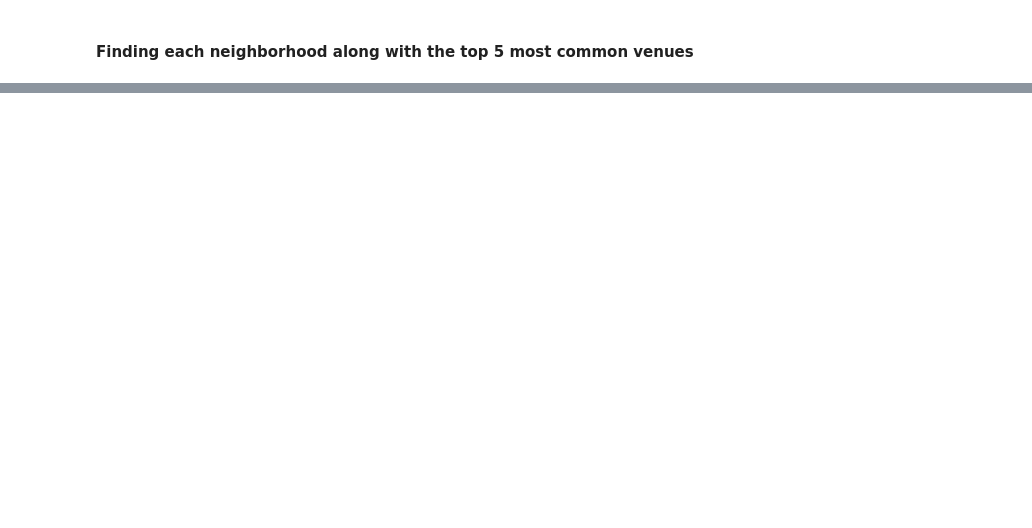
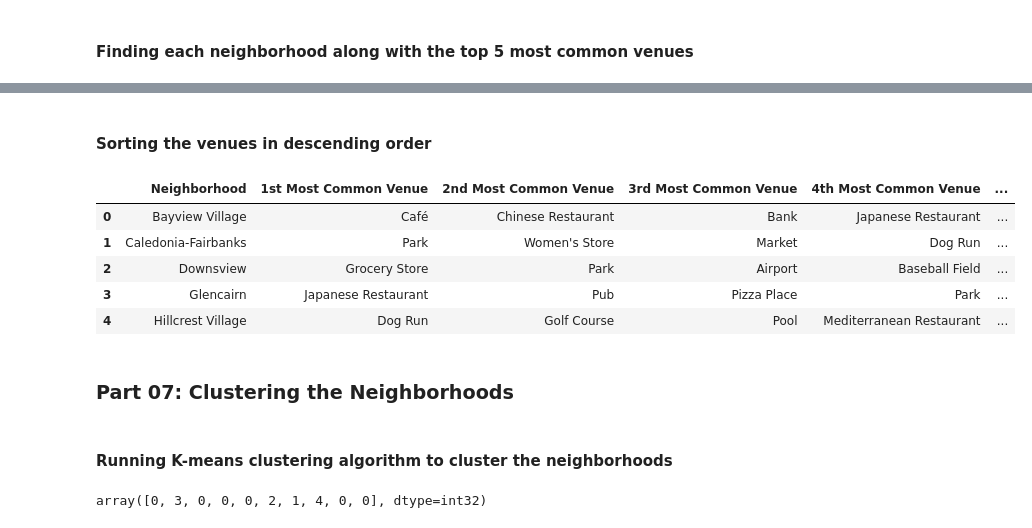
Before and after one commit to saidul-islam98/Battle-of-The-Neighborhoods, a Jupyter notebook: Battle of Neighborhoods part 3.ipynb, the cells around one changed output, grey strips where cells are left out. Saved outputs shown, nothing was run; the diff lists cells and outputs as text; code cells hidden in the pictures; blank space fills up the shorter version.

```diff
--- a/Battle of Neighborhoods part 3.ipynb
+++ b/Battle of Neighborhoods part 3.ipynb
@@ -666,0 +682,53 @@ for hood in neigh_no_coffeeShops_grouped['Neighborhood']:
+# %% [markdown]
+#### Sorting the venues in descending order
+# %%
+def return_most_common_venues(row, num_top_venues):
+    row_categories = row.iloc[1:]
+    row_categories_sorted = row_categories.sort_values(ascending=False)
+
+    return row_categories_sorted.index.values[0:num_top_venues]
+# %%
+num_top_venues = 10
+
+indicators = ['st', 'nd', 'rd']
+
+# creating columns according to number of top venues
+columns = ['Neighborhood']
+for ind in np.arange(num_top_venues):
+    try:
+        columns.append('{}{} Most Common Venue'.format(ind+1, indicators[ind]))
+    except:
+        columns.append('{}th Most Common Venue'.format(ind+1))
+
+# creating a new dataframe
+neighborhoods_venues_sorted = pd.DataFrame(columns=columns)
+neighborhoods_venues_sorted['Neighborhood'] = neigh_no_coffeeShops_grouped['Neighborhood']
+
+for ind in np.arange(neigh_no_coffeeShops_grouped.shape[0]):
+    neighborhoods_venues_sorted.iloc[ind, 1:] = return_most_common_venues(neigh_no_coffeeShops_grouped.iloc[ind, :], num_top_venues)
+
+neighborhoods_venues_sorted.head()
+# %% [output]
+|  | Neighborhood | 1st Most Common Venue | 2nd Most Common Venue | 3rd Most Common Venue | 4th Most Common Venue | ... |
+| 0 | Bayview Village | Café | Chinese Restaurant | Bank | Japanese Restaurant | ... |
+| 1 | Caledonia-Fairbanks | Park | Women's Store | Market | Dog Run | ... |
+| 2 | Downsview | Grocery Store | Park | Airport | Baseball Field | ... |
+| 3 | Glencairn | Japanese Restaurant | Pub | Pizza Place | Park | ... |
+| 4 | Hillcrest Village | Dog Run | Golf Course | Pool | Mediterranean Restaurant | ... |
+# %% [markdown]
+### Part 07: Clustering the Neighborhoods
+# %% [markdown]
+#### Running K-means clustering algorithm to cluster the neighborhoods
+# %%
+# setting number of clusters
+kclusters = 5
+
+neigh_no_coffeeShops_grouped_clustering = neigh_no_coffeeShops_grouped.drop('Neighborhood', 1)
+
+# running k-means clustering
+kmeans = KMeans(n_clusters=kclusters, random_state=0).fit(neigh_no_coffeeShops_grouped_clustering)
+
+# checking cluster labels generated for each row in the dataframe
+kmeans.labels_[0:10]
+# %% [output]
+array([0, 3, 0, 0, 0, 2, 1, 4, 0, 0], dtype=int32)
```
Also changed, not shown: parts of 50 cells of this notebook.
